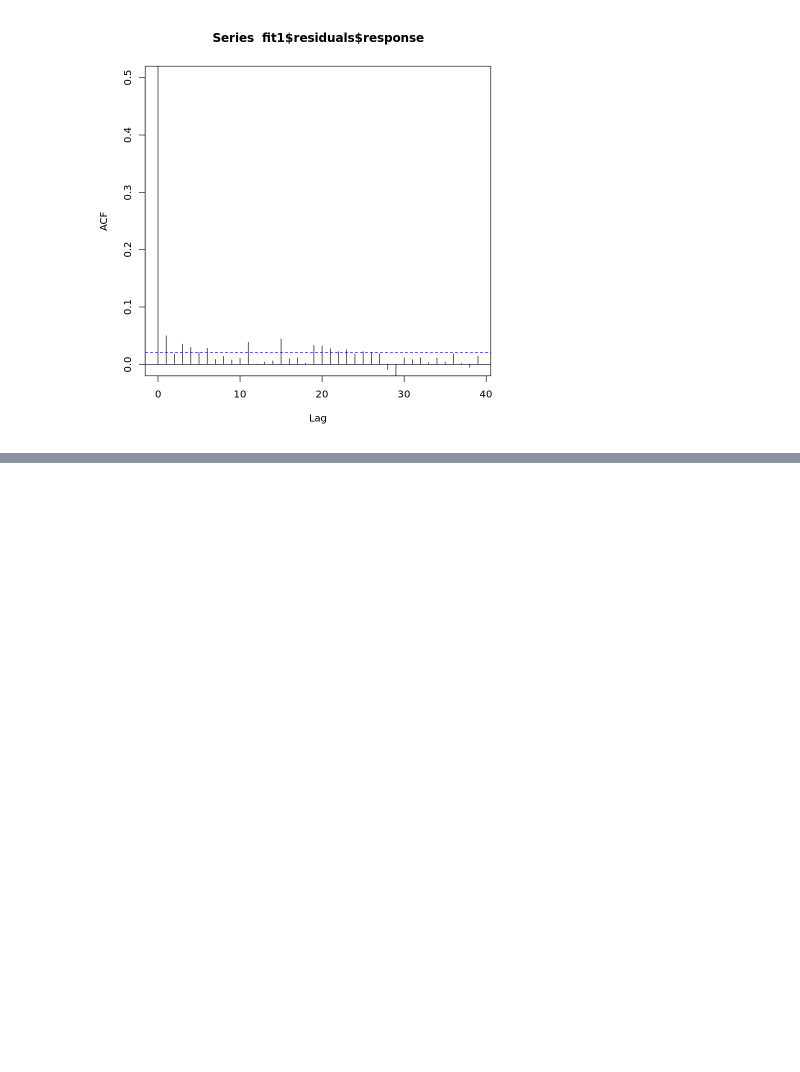
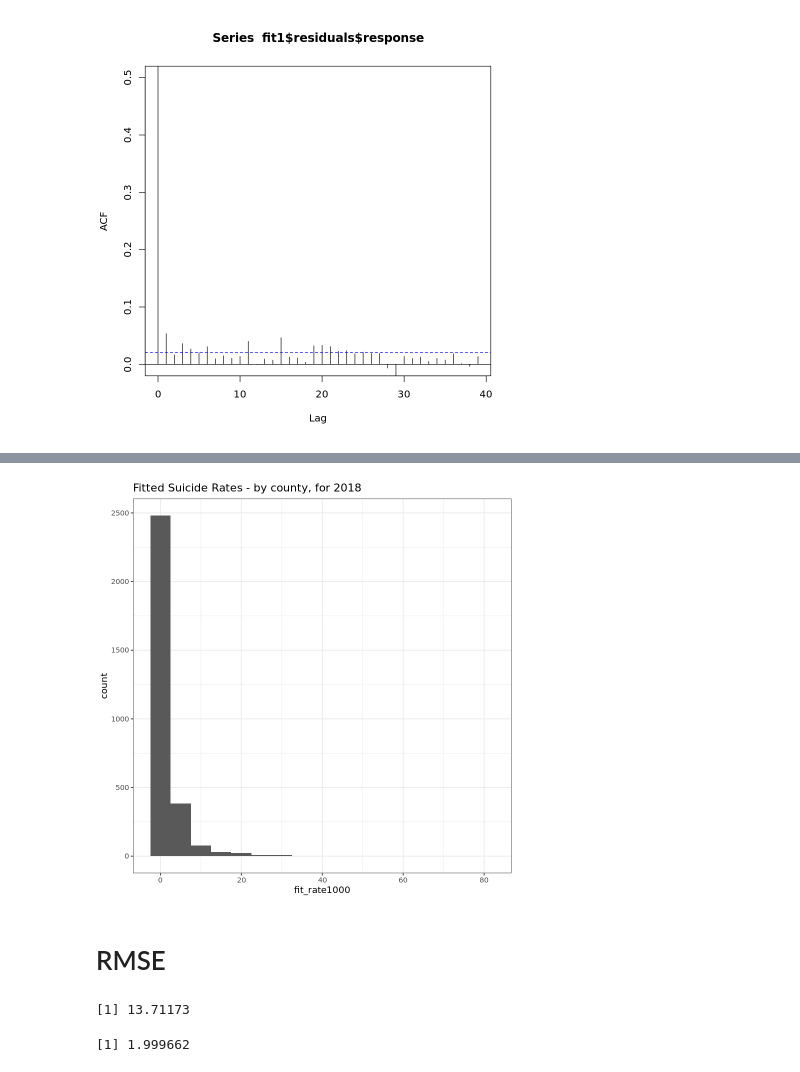
Before and after one commit to CrivelliLab/spatial-prediction, a Jupyter notebook: notebooks/fit1_results.ipynb, the cells around one changed output, grey strips where cells are left out. Saved outputs shown, nothing was run; the diff lists cells and outputs as text; code cells hidden in the pictures; blank space fills up the shorter version.

```diff
--- a/notebooks/fit1_results.ipynb
+++ b/notebooks/fit1_results.ipynb
@@ -212,0 +210,14 @@ caret::RMSE(fitted_values,true_values)
+# %%
+## Rates
+
+demographic_info <- read_csv("data/raw/demo/2020-demographic-info.csv")
+demographic_info <- demographic_info %>%
+    mutate(FIPSCODE = paste0(STATE, COUNTY)) %>%
+    select(FIPSCODE, CENSUS2010POP) %>%
+    rename(pop=CENSUS2010POP) %>%
+    mutate(pop=as.numeric(pop))
+
+results_df <- results_df %>%
+    merge(demographic_info) %>%
+    mutate(true_rate1000 = true_values / pop * 1000,
+           fit_rate1000 = fitted_values / pop * 1000)
@@ -212,0 +268,17 @@ caret::RMSE(fitted_values,true_values)
+# %%
+# histogram of fitted rate
+# could be used to decide what constitues a high suicide rate, cutoff?
+results_df %>% ggplot(aes(x=fit_rate1000)) +
+    geom_histogram(binwidth=5) +
+    theme_bw() +
+    ggtitle("Fitted Suicide Rates - by county, for 2018")
+# %% [output]
+[figure, added]
+# %% [markdown]
+# RMSE
+# %%
+caret::RMSE(fitted_values,true_values)
+caret::RMSE(results_df$fit_rate1000,results_df$true_rate1000)
+# %% [output]
+[1] 13.71173
+[1] 1.999662
```
Also changed, not shown: parts of 18 cells of this notebook, 6 other files.
